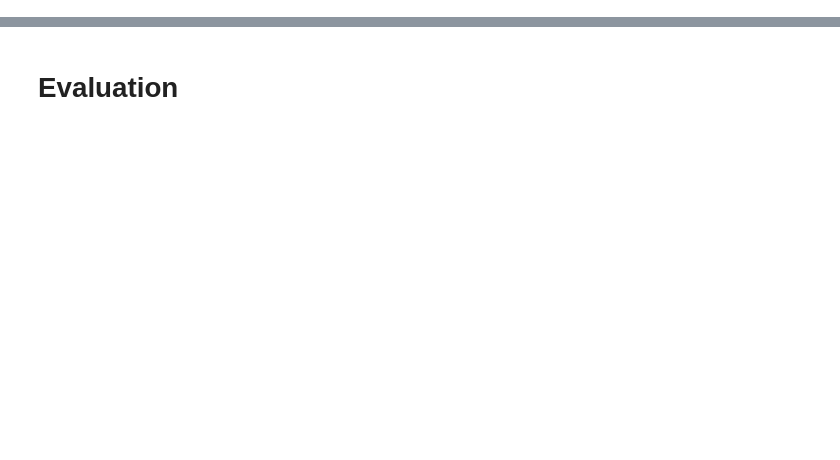
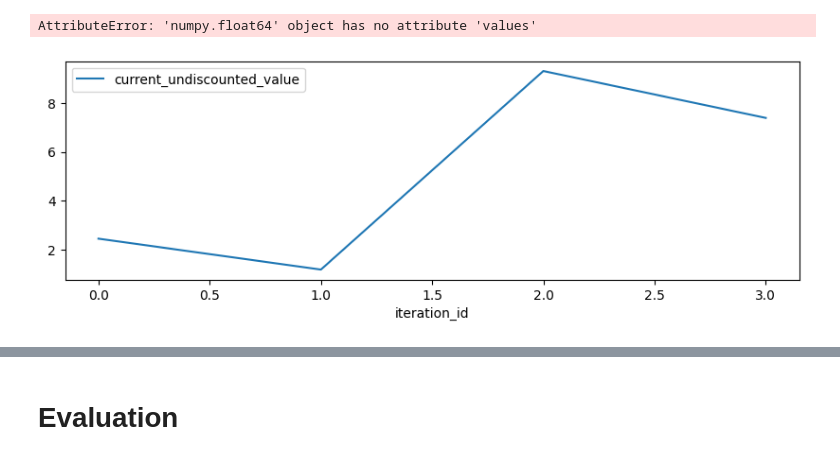
Before and after one commit to thd-research/regelum-playground, a Jupyter notebook: notebooks/check_log.ipynb, the cells around one changed output, grey strips where cells are left out. Cells and saved outputs as stored; diff of their text form; code cells hidden in the pictures; blank space fills up the shorter version.

```diff
--- a/notebooks/check_log.ipynb
+++ b/notebooks/check_log.ipynb
@@ -92,7 +94,10 @@ end_datetime_str = start_datetime_str = "2024-11-12 15-35-48"
 
 # SAC Line Following
 end_datetime_str = start_datetime_str = "2024-11-13 10-42-03"
-single_load = False
+
+# Only used for pivot table
+end_datetime_str = start_datetime_str = "2024-11-13 17-06-50"
+single_load = True
 
 if single_load:
     df = get_df_from_datetime_range(start_datetime_str,
@@ -179,5 +192,9 @@ tmp = df.apply(extract_columns, axis=1, result_type='expand')
 # tmp = df.exp_config.apply(extract_columns)
 tmp.columns = ["category", "controller", "is_reset_buffer", "buffer_size", "learning_starts"]
 df = pd.concat([df, tmp], axis=1)
+
+df = df.sort_values(["iteration_id", "step_id"])
+df["trained_task"] = df.apply(lambda row: row.task_name if row.phase == "train" else pd.NA, axis=1)
+df["trained_task"] = df.trained_task.fillna(method='ffill')
 # %%
 [c for c in df.columns if "pos" in c]
@@ -234,34 +273,37 @@ def plot_learning_curve(index, index_names, df, title="Learning curve"):
     tmp_group_df.iteration_id = tmp_group_df.reset_index().index
     tmp_group_df = tmp_group_df.set_index("iteration_id")
 
     tmp_group_df.plot(y="current_undiscounted_value", ax=ax)
 
     colors = ["red", "blue", "green", "yellow"]
     for t in tmp_group_df.task_name.unique():
         for c in colors:
             if c in t.lower():
                 break
 
         tmp = tmp_group_df.reset_index().set_index("task_name").loc[t]
         ax.axvspan(tmp.iteration_id.values[0], tmp.iteration_id.values[-1], alpha=0.7, color=c)
 
     ax.set_xlabel('Episode')
     ax.set_ylabel('Accumulated reward per episode')
     ax.set_title(
         f'{title}\n' +
         "   ".join([f"{a}: {b}" for a, b in list(zip(index_names, index))])
     )
     legend = ax.legend()
     legend.remove()
 
 
 for id in group_df.index:
-    plot_learning_curve(id, group_df.index.names, df)
+    plot_learning_curve(id, group_df.index.names, df[df.phase=="train"])
 
 # plot_learning_curve(group_df.index[1], group_df.index.names, df)
 # plot_learning_curve(('SAC', 'LineFollowing', True), group_df.index.names, df)
 # plot_learning_curve(('TD3', 'LineFollowing', False), group_df.index.names, df)
 # plt.show()
+# %% [output]
+AttributeError: 'numpy.float64' object has no attribute 'values'
+[figure, added]
 # %%
 df = df.reset_index()
 df[df.iteration_id==1]
```
Also changed, not shown: parts of 16 cells of this notebook.
